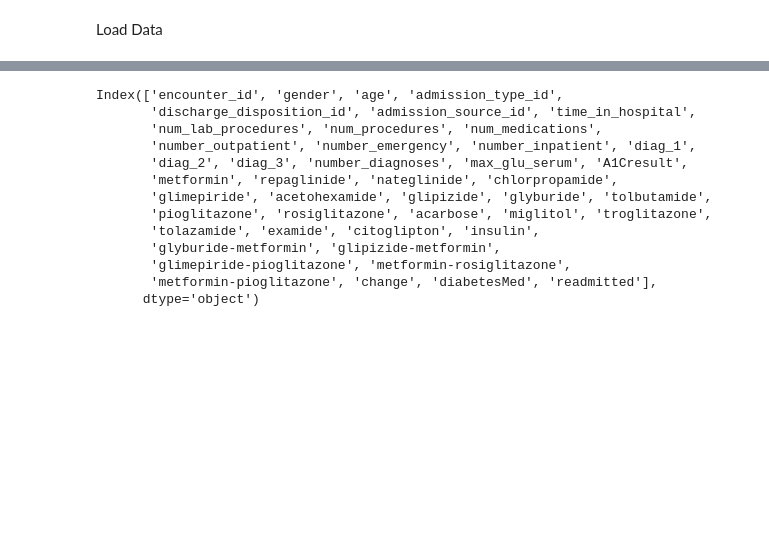
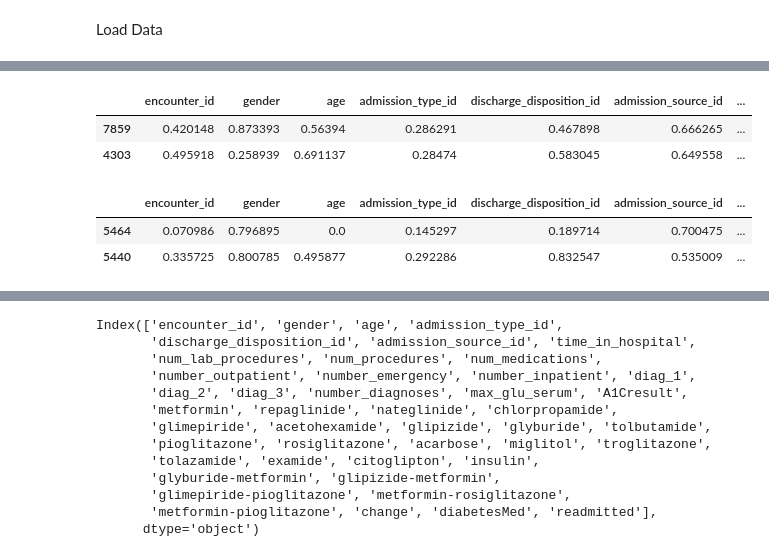
Before and after one commit to mayeen/Utility_and_privacy_research_using_GAN_and_LLM, a Jupyter notebook: thesis/data_analysis.ipynb, the cells around one changed output, grey strips where cells are left out. Cells and saved outputs as stored; diff of their text form; code cells hidden in the pictures; blank space fills up the shorter version.

```diff
--- a/thesis/data_analysis.ipynb
+++ b/thesis/data_analysis.ipynb
@@ -16,3 +109,15 @@ Load Data
+# %%
+df_pategan_test.sample(2)
+# %% [output]
+|  | encounter_id | gender | age | admission_type_id | discharge_disposition_id | admission_source_id | ... |
+| 7859 | 0.420148 | 0.873393 | 0.56394 | 0.286291 | 0.467898 | 0.666265 | ... |
+| 4303 | 0.495918 | 0.258939 | 0.691137 | 0.28474 | 0.583045 | 0.649558 | ... |
+# %%
+df_synthetic.sample(2)
+# %% [output]
+|  | encounter_id | gender | age | admission_type_id | discharge_disposition_id | admission_source_id | ... |
+| 5464 | 0.070986 | 0.796895 | 0.0 | 0.145297 | 0.189714 | 0.700475 | ... |
+| 5440 | 0.335725 | 0.800785 | 0.495877 | 0.292286 | 0.832547 | 0.535009 | ... |
 # %%
 df_raw = load_data(processed=False)
 # %%
```
Also changed, not shown: parts of 11 cells of this notebook, 4 other files.
